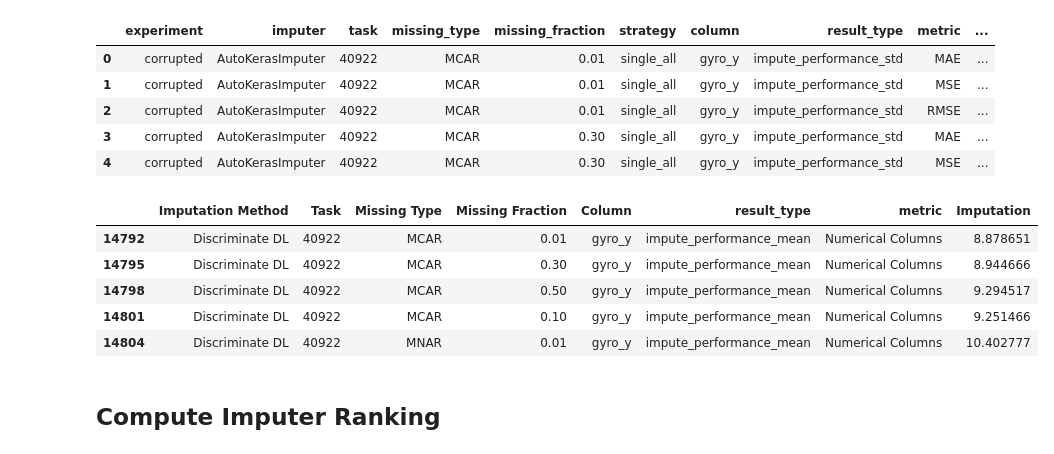
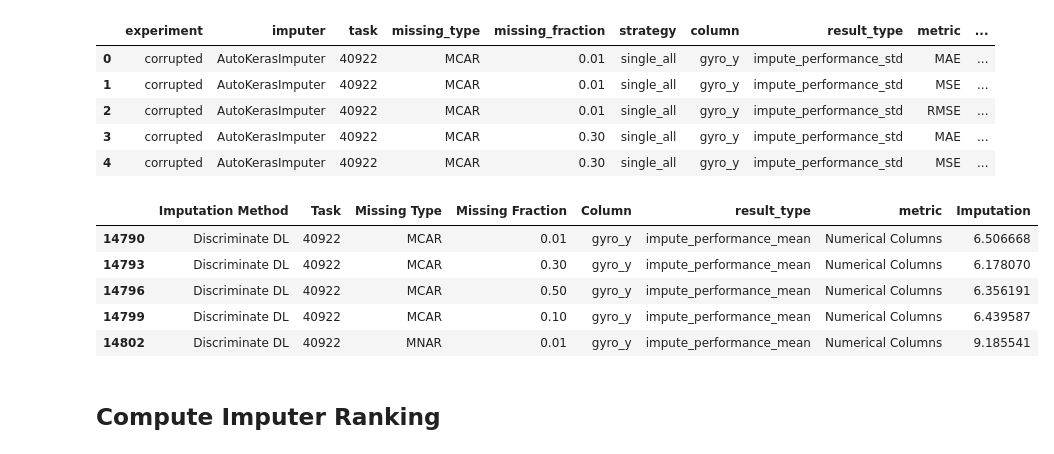
Before and after one commit to se-jaeger/data-imputation-paper, a Jupyter notebook: notebooks/results_impute_corrupted.ipynb, the cells around one changed output. Drawn from its saved outputs; the diff is of its cells as text; code cells hidden in the pictures.

```diff
--- a/notebooks/results_impute_corrupted.ipynb
+++ b/notebooks/results_impute_corrupted.ipynb
@@ -63,7 +63,7 @@ Wall time: 1min 37s
 # %%
 impute_results = results[
     (results["result_type"] == IMPUTE_RESULT_TYPE) &
-    (results["metric"].isin(["F1_macro", "RMSE"]))
+    (results["metric"].isin(["F1_macro", "MAE"]))
 ]
 assert len(results["strategy"].unique()) == 1
 impute_results.drop(["experiment", "train", "strategy", "baseline", "corrupted", "imputed"], axis=1, inplace=True)
@@ -81,29 +81,29 @@ impute_results = impute_results.rename(
 # %%
 rename_imputer_dict = {
     "ModeImputer": "Mean/Mode",
     "KNNImputer": "$k$-NN",
     "ForestImputer": "Random Forest",
     "AutoKerasImputer": "Discriminate DL",
     "VAEImputer": "VAE",
     "GAINImputer": "GAIN"
 }
 
 rename_metric_dict = {
     "F1_macro": CLF_METRIC,
-    "RMSE": REG_METRIC
+    "MAE": REG_METRIC
 }
 
 impute_results = impute_results.replace(rename_imputer_dict)
 impute_results = impute_results.replace(rename_metric_dict)
 
 impute_results.head()
 # %% [output]
 |  | Imputation Method | Task | Missing Type | Missing Fraction | Column | result_type | metric | Imputation |
-| 14792 | Discriminate DL | 40922 | MCAR | 0.01 | gyro_y | impute_performance_mean | Numerical Columns | 8.878651 |
-| 14795 | Discriminate DL | 40922 | MCAR | 0.30 | gyro_y | impute_performance_mean | Numerical Columns | 8.944666 |
-| 14798 | Discriminate DL | 40922 | MCAR | 0.50 | gyro_y | impute_performance_mean | Numerical Columns | 9.294517 |
-| 14801 | Discriminate DL | 40922 | MCAR | 0.10 | gyro_y | impute_performance_mean | Numerical Columns | 9.251466 |
-| 14804 | Discriminate DL | 40922 | MNAR | 0.01 | gyro_y | impute_performance_mean | Numerical Columns | 10.402777 |
+| 14790 | Discriminate DL | 40922 | MCAR | 0.01 | gyro_y | impute_performance_mean | Numerical Columns | 6.506668 |
+| 14793 | Discriminate DL | 40922 | MCAR | 0.30 | gyro_y | impute_performance_mean | Numerical Columns | 6.178070 |
+| 14796 | Discriminate DL | 40922 | MCAR | 0.50 | gyro_y | impute_performance_mean | Numerical Columns | 6.356191 |
+| 14799 | Discriminate DL | 40922 | MCAR | 0.10 | gyro_y | impute_performance_mean | Numerical Columns | 6.439587 |
+| 14802 | Discriminate DL | 40922 | MNAR | 0.01 | gyro_y | impute_performance_mean | Numerical Columns | 9.185541 |
 # %% [markdown]
 ## Compute Imputer Ranking
 # %%
```
Also changed, not shown: parts of 2 cells of this notebook, 8 other files.
